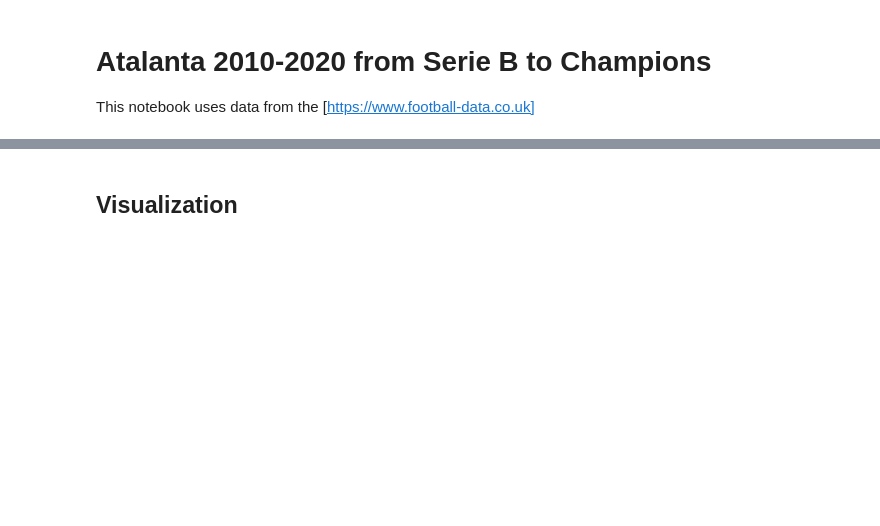
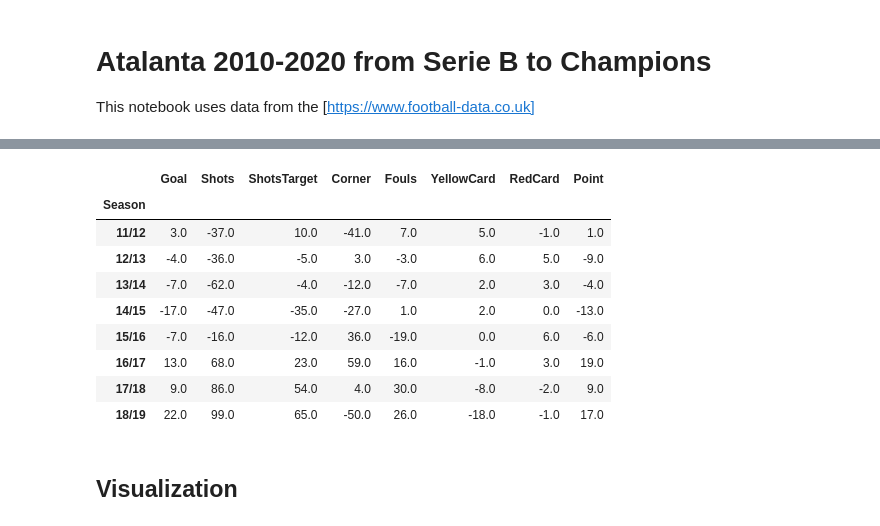
Before and after one commit to code-mds/datascience, a Jupyter notebook: notebook/AnalisiAtalanta.ipynb, the cells around one changed output, grey strips where cells are left out. Saved outputs shown, nothing was run; the diff lists cells and outputs as text; code cells hidden in the pictures; blank space fills up the shorter version.

```diff
--- a/notebook/AnalisiAtalanta.ipynb
+++ b/notebook/AnalisiAtalanta.ipynb
@@ -133,3 +145,19 @@ away_stats
+# %%
+tot_diff = my_tot_stats - vs_tot_stats
+tot_diff
+# %% [output]
+|  | Goal | Shots | ShotsTarget | Corner | Fouls | YellowCard | RedCard | Point |
+| Season |  |  |  |  |  |  |  |  |
+| 11/12 | 3.0 | -37.0 | 10.0 | -41.0 | 7.0 | 5.0 | -1.0 | 1.0 |
+| 12/13 | -4.0 | -36.0 | -5.0 | 3.0 | -3.0 | 6.0 | 5.0 | -9.0 |
+| 13/14 | -7.0 | -62.0 | -4.0 | -12.0 | -7.0 | 2.0 | 3.0 | -4.0 |
+| 14/15 | -17.0 | -47.0 | -35.0 | -27.0 | 1.0 | 2.0 | 0.0 | -13.0 |
+| 15/16 | -7.0 | -16.0 | -12.0 | 36.0 | -19.0 | 0.0 | 6.0 | -6.0 |
+| 16/17 | 13.0 | 68.0 | 23.0 | 59.0 | 16.0 | -1.0 | 3.0 | 19.0 |
+| 17/18 | 9.0 | 86.0 | 54.0 | 4.0 | 30.0 | -8.0 | -2.0 | 9.0 |
+| 18/19 | 22.0 | 99.0 | 65.0 | -50.0 | 26.0 | -18.0 | -1.0 | 17.0 |
+# %% [markdown]
+## Visualization
 # %%
 def compare_histograms(a, b, col, a_name, b_name):
     data = [go.Bar(x=a.index, y=a[col], opacity=0.4, name=a_name),
@@ -137,5 +165,3 @@ def compare_histograms(a, b, col, a_name, b_name):
     layout = go.Layout(barmode='overlay')
     fig = go.Figure(data, layout)
     return fig
-# %% [markdown]
-## Visualization
```
Also changed, not shown: parts of 7 cells of this notebook.
